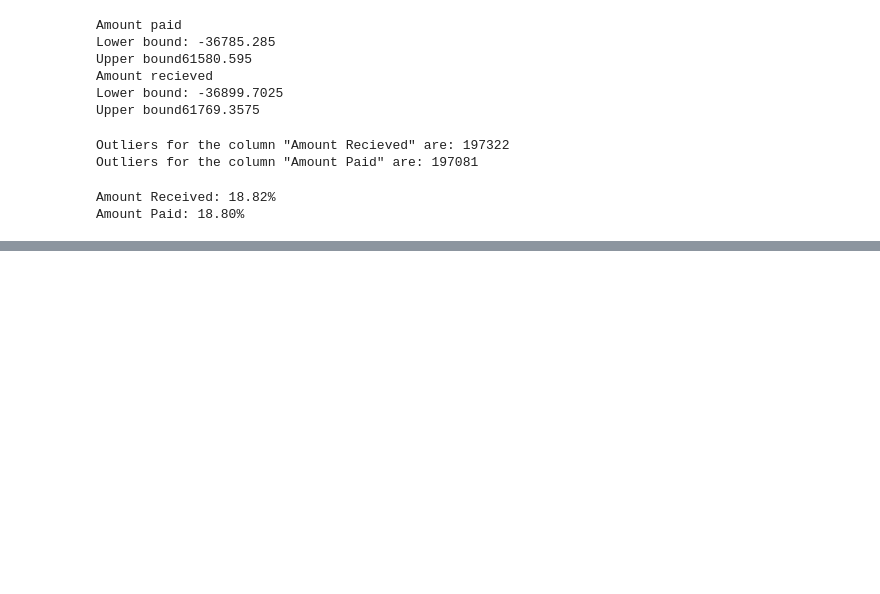
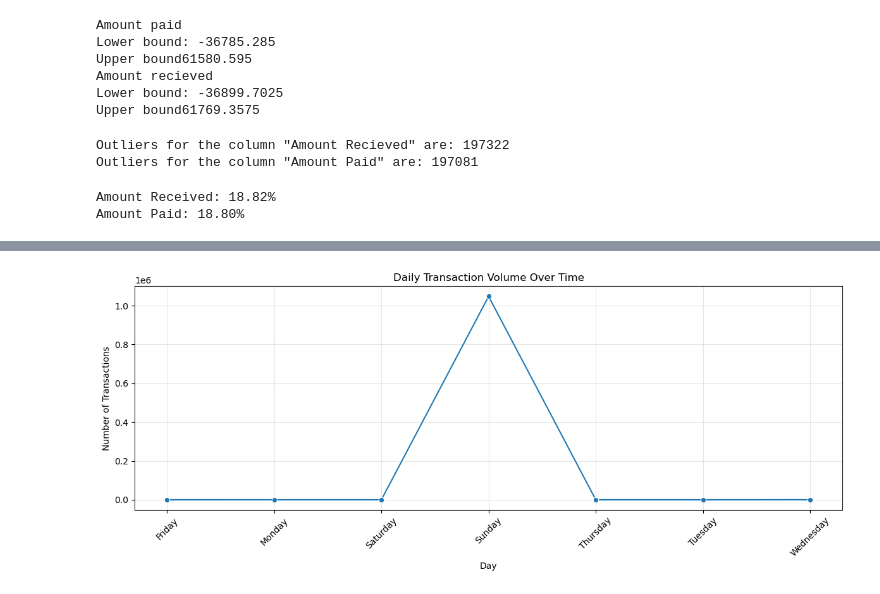
Before and after one commit to janhavipatil2705/AML-Transaction-Monitoring, a Jupyter notebook: AML EDA.ipynb, the cells around one changed output, grey strips where cells are left out. Cells and saved outputs as stored; diff of their text form; code cells hidden in the pictures; blank space fills up the shorter version.

```diff
--- a/AML EDA.ipynb
+++ b/AML EDA.ipynb
@@ -214,0 +416,3 @@ Amount Paid: 18.80%
+# %%
+daily_volume = df.groupby(df["Timestamp"].dt.day_name()).agg(daily_transactions_count = ('Amount Received', 'count'))
+daily_volume.sort_values(by = 'daily_transactions_count', ascending = False)
@@ -214,0 +429,19 @@ Amount Paid: 18.80%
+# %%
+plt.figure(figsize=(12, 5))
+
+sns.lineplot(
+    data=daily_volume,
+    x=daily_volume.index.astype(str),
+    y='daily_transactions_count',
+    marker='o'
+)
+
+plt.title('Daily Transaction Volume Over Time')
+plt.xlabel('Day')
+plt.ylabel('Number of Transactions')
+plt.xticks(rotation=45)
+plt.grid(True, alpha=0.3)
+plt.tight_layout()
+plt.show()
+# %% [output]
+[figure, added]
```
Also changed, not shown: parts of 54 cells of this notebook.
